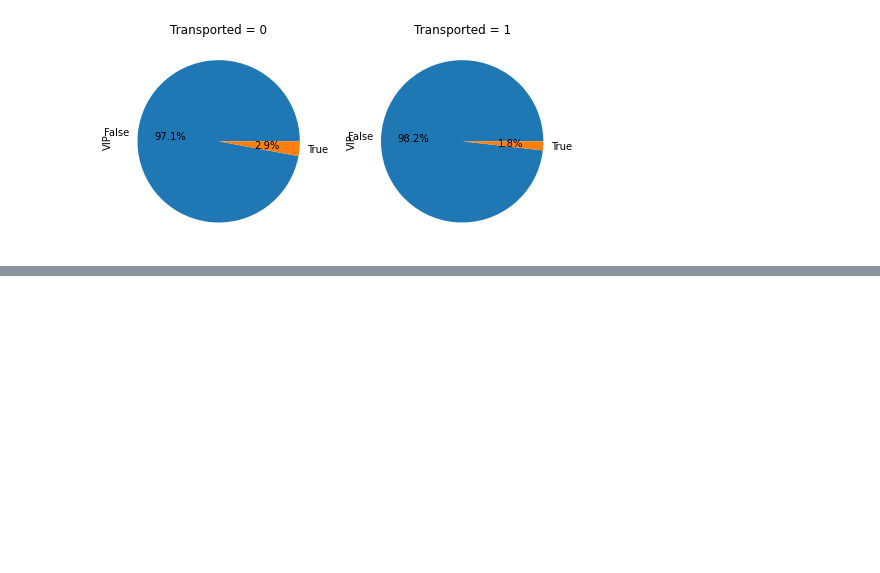
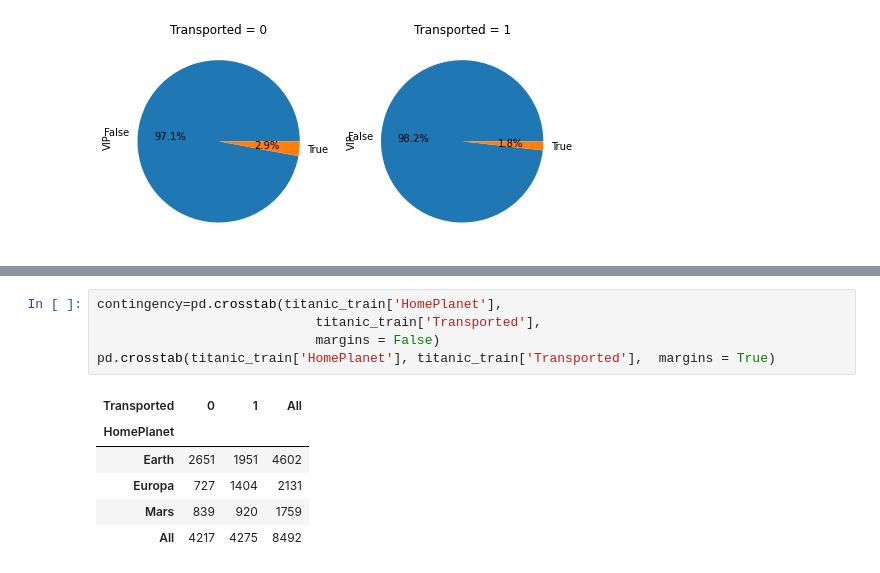
Before and after one commit to aliciacg7/spaceship-titanic-eda, a Jupyter notebook: spaceship-eda.ipynb, the cells around one changed output, grey strips where cells are left out. Cells and saved outputs as stored; diff of their text form; blank space fills up the shorter version.

```diff
--- a/spaceship-eda.ipynb
+++ b/spaceship-eda.ipynb
@@ -300,0 +344,12 @@ Finalmente se expondrán las conclusiones obtenidas durante todo el proceso de a
+# %%
+contingency=pd.crosstab(titanic_train['HomePlanet'],
+                            titanic_train['Transported'],
+                            margins = False)
+pd.crosstab(titanic_train['HomePlanet'], titanic_train['Transported'],  margins = True)
+# %% [output]
+| Transported | 0 | 1 | All |
+| HomePlanet |  |  |  |
+| Earth | 2651 | 1951 | 4602 |
+| Europa | 727 | 1404 | 2131 |
+| Mars | 839 | 920 | 1759 |
+| All | 4217 | 4275 | 8492 |
```
Also changed, not shown: parts of 16 cells of this notebook.
